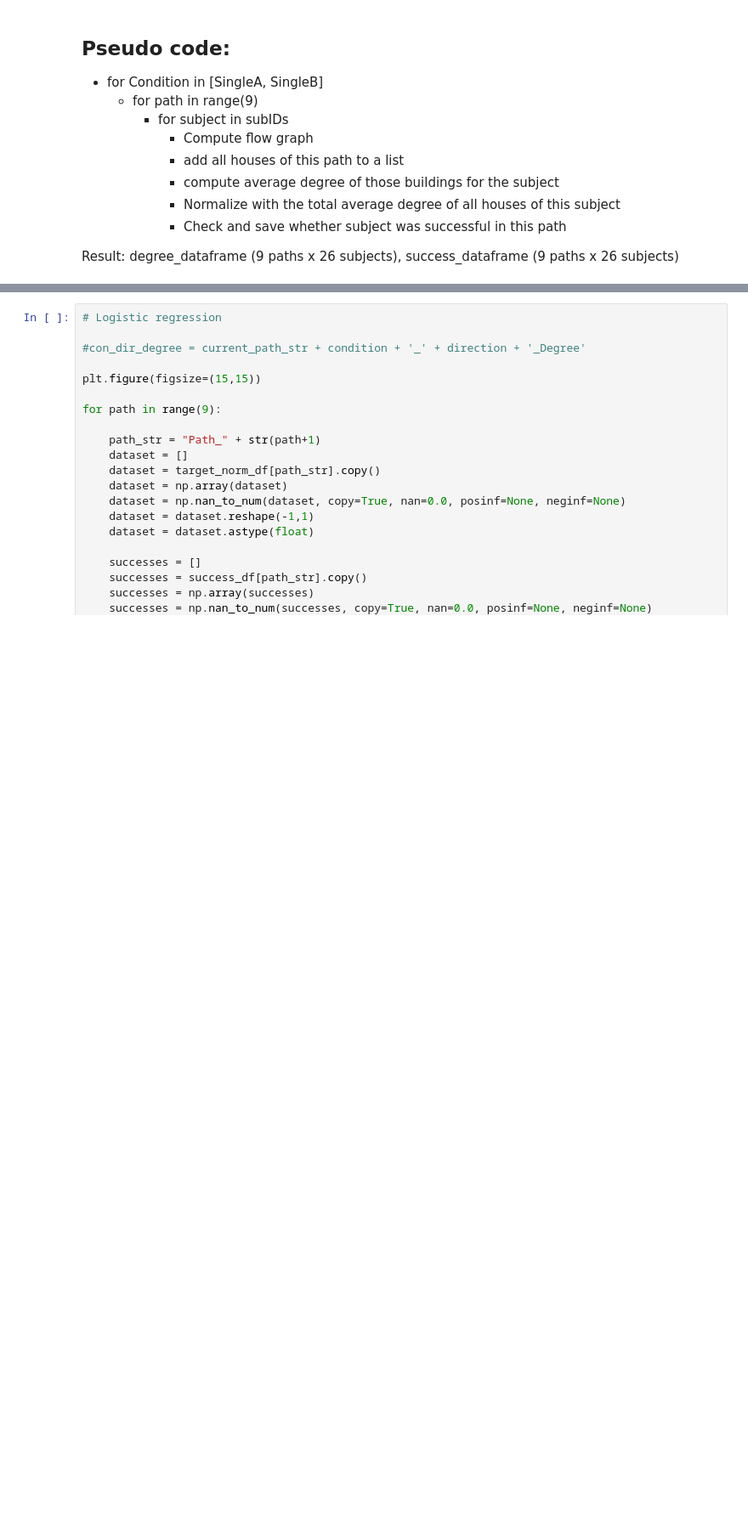
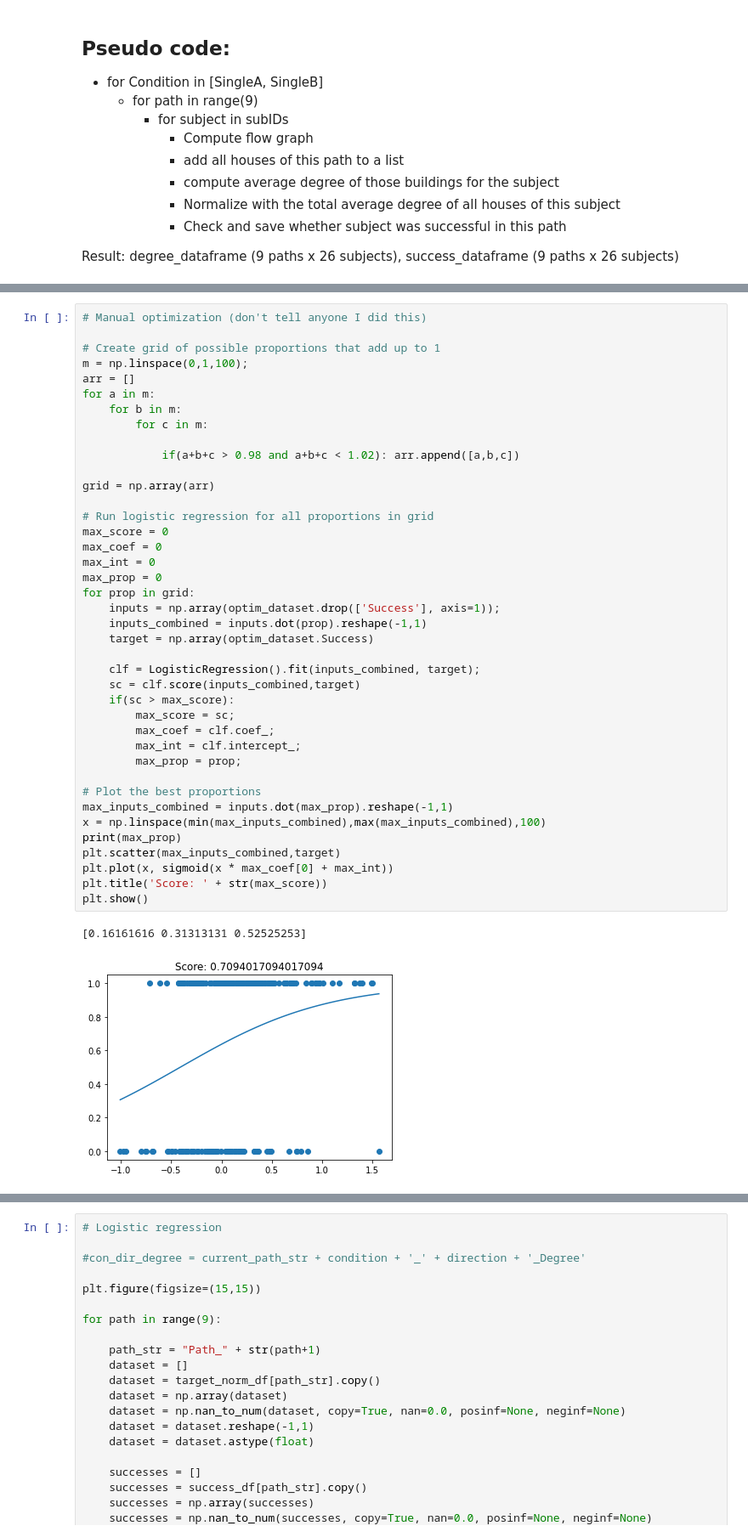
Before and after one commit to lucasessmann/GTA_ET, a Jupyter notebook: FlowAnalysis.ipynb, the cells around one changed output, grey strips where cells are left out. Shown at 85% size. Saved outputs shown, nothing was run; the diff lists cells and outputs as text; blank space fills up the shorter version.

Commit message:
optimization of logistic regression

```diff
--- a/FlowAnalysis.ipynb
+++ b/FlowAnalysis.ipynb
@@ -1830,3 +2107,46 @@ Result: degree_dataframe (9 paths x 26 subjects), success_dataframe (9 paths x 2
+# %%
+# Manual optimization (don't tell anyone I did this)
+
+# Create grid of possible proportions that add up to 1
+m = np.linspace(0,1,100);
+arr = []
+for a in m:
+    for b in m:
+        for c in m:
+
+            if(a+b+c > 0.98 and a+b+c < 1.02): arr.append([a,b,c])
+
+grid = np.array(arr)
+
+# Run logistic regression for all proportions in grid
+max_score = 0
+max_coef = 0
+max_int = 0
+max_prop = 0
+for prop in grid:
+    inputs = np.array(optim_dataset.drop(['Success'], axis=1));
+    inputs_combined = inputs.dot(prop).reshape(-1,1)
+    target = np.array(optim_dataset.Success)
+
+    clf = LogisticRegression().fit(inputs_combined, target);
+    sc = clf.score(inputs_combined,target)
+    if(sc > max_score):
+        max_score = sc;
+        max_coef = clf.coef_;
+        max_int = clf.intercept_;
+        max_prop = prop;
+
+# Plot the best proportions
+max_inputs_combined = inputs.dot(max_prop).reshape(-1,1)
+x = np.linspace(min(max_inputs_combined),max(max_inputs_combined),100)
+print(max_prop)
+plt.scatter(max_inputs_combined,target)
+plt.plot(x, sigmoid(x * max_coef[0] + max_int))
+plt.title('Score: ' + str(max_score))
+plt.show()
+# %% [output]
+[0.16161616 0.31313131 0.52525253]
+[figure, added]
 # %%
 saving_wanted = False
 plotting_wanted = False
```
Also changed, not shown: parts of 6 cells of this notebook.
